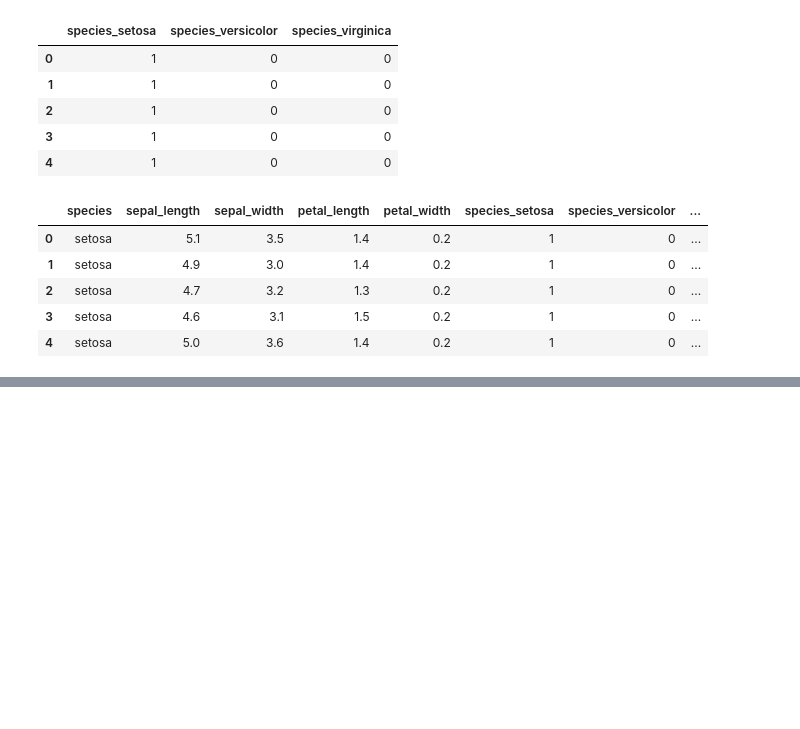
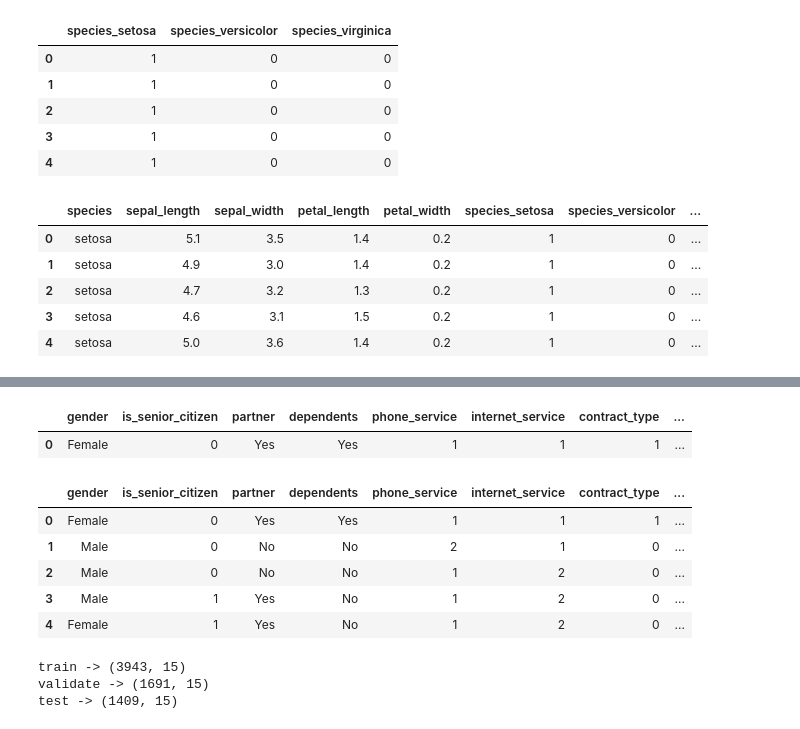
Before and after one commit to SLawsonWoods/classification-exercises, a Jupyter notebook: classification_exercises.ipynb, the cells around one changed output, grey strips where cells are left out. Drawn from its saved outputs; the diff is of its cells as text; code cells hidden in the pictures; blank space fills up the shorter version.

```diff
--- a/classification_exercises.ipynb
+++ b/classification_exercises.ipynb
@@ -472,0 +501,4 @@ dtype: int64
+# %%
+#Get dummy values dependents and churn columns; unnecessary columns
+dummy_df = pd.get_dummies(df_telco[['dependents','churn']], dummy_na=False, drop_first=[True,True])
+dummy_df.head()
@@ -472,0 +512,21 @@ dtype: int64
+# %%
+#attach the dummy columns to the main df
+df_telco = pd.concat([df_telco,dummy_df], axis=1)
+df_telco.head(1)
+# %% [output]
+|  | gender | is_senior_citizen | partner | dependents | phone_service | internet_service | contract_type | ... |
+| 0 | Female | 0 | Yes | Yes | 1 | 1 | 1 | ... |
+# %%
+#this one didn't work but not sure why
+
+#drop the columns we just make dummy columns for
+dropping = ['dependents','churn']
+df_telco.drop(columns= dropping)
+df_telco.head()
+# %% [output]
+|  | gender | is_senior_citizen | partner | dependents | phone_service | internet_service | contract_type | ... |
+| 0 | Female | 0 | Yes | Yes | 1 | 1 | 1 | ... |
+| 1 | Male | 0 | No | No | 2 | 1 | 0 | ... |
+| 2 | Male | 0 | No | No | 1 | 2 | 0 | ... |
+| 3 | Male | 1 | Yes | No | 1 | 2 | 0 | ... |
+| 4 | Female | 1 | Yes | No | 1 | 2 | 0 | ... |
@@ -472,0 +541,9 @@ dtype: int64
+# %%
+#validate the split
+print(f'train -> {train.shape}')
+print(f'validate -> {validate.shape}')
+print(f'test -> {test.shape}')
+# %% [output]
+train -> (3943, 15)
+validate -> (1691, 15)
+test -> (1409, 15)
```
Also changed, not shown: parts of 30 cells of this notebook.
